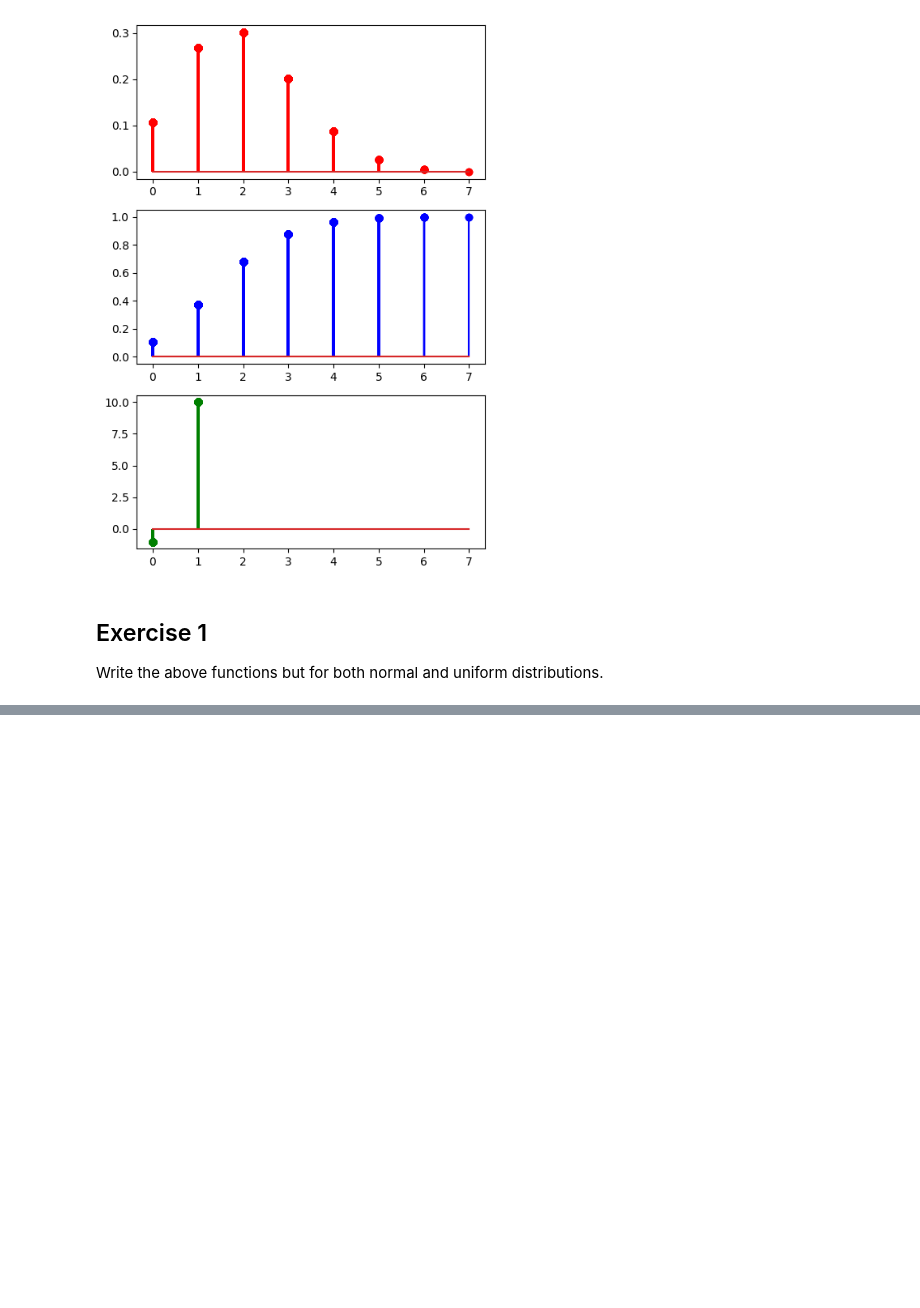
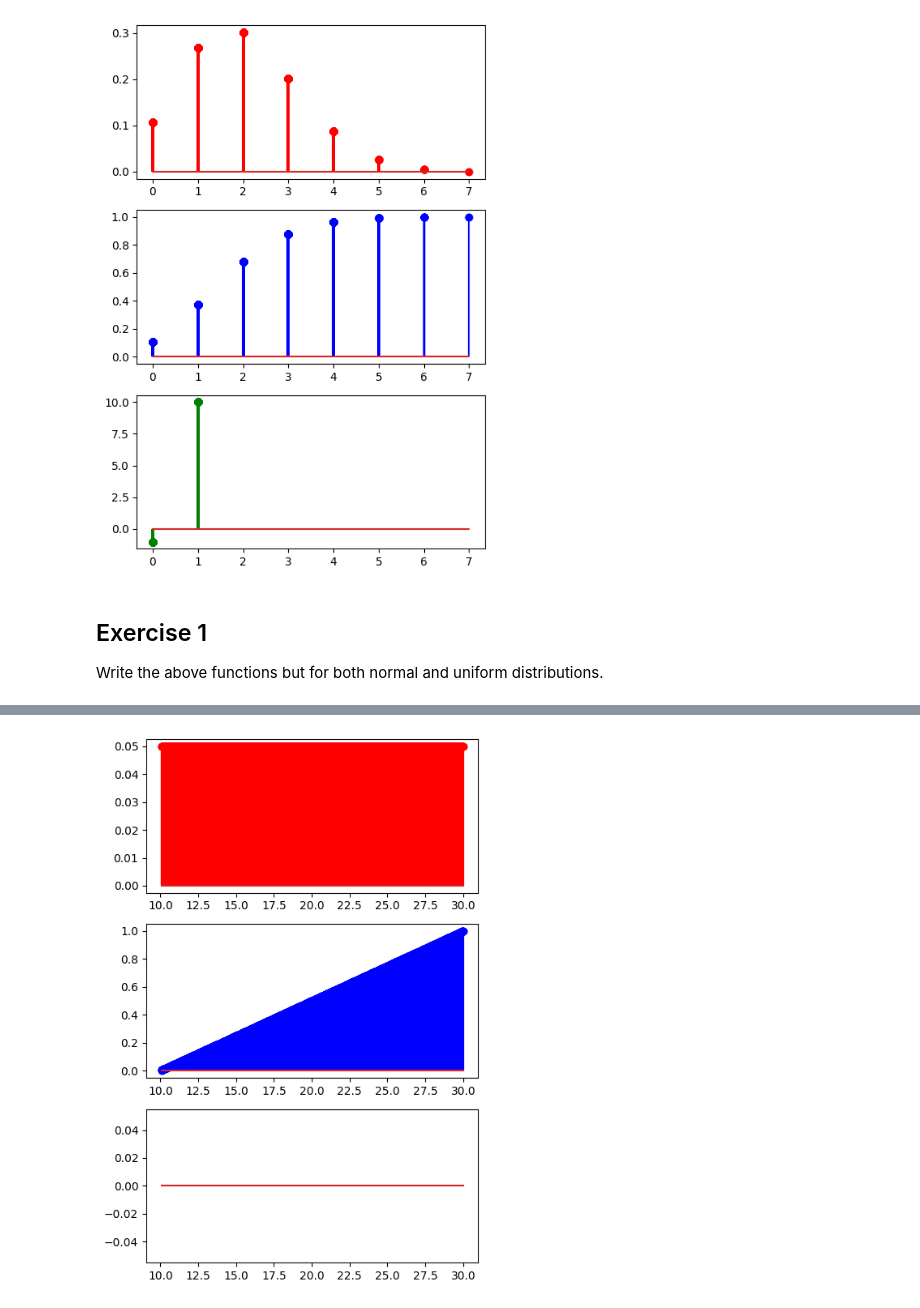
Before and after one commit to sarayruiz/sarayruiz--Proyecto-de-distibucion-de-probabilidad-con-python, a Jupyter notebook: Rashid/problems.ipynb, the cells around one changed output, grey strips where cells are left out. Cells and saved outputs as stored; diff of their text form; code cells hidden in the pictures; blank space fills up the shorter version.

```diff
--- a/Rashid/problems.ipynb
+++ b/Rashid/problems.ipynb
@@ -120,0 +128,39 @@ def unirvs(n, low, high):
+# %%
+from scipy.stats import uniform
+# Uniform Distributions
+
+def unipdf(x, low, high):
+    return uniform.pdf(x, loc = low, scale = (high - low))
+
+def unicdf(x, low, high):
+    return uniform.cdf(x, loc = low, scale = (high - low))
+
+def unippf(q, low, high):
+    return uniform.ppf(q, loc = low, scale = (high - low))
+
+def unirvs(n, low, high):
+    return uniform.rvs(low, high - low, size=n)
+# %%
+np.random.seed(42)
+
+low = 10
+high = 30
+data = unirvs(2000, low = low, high = high)
+
+pdf = unipdf(data, low = low, high = high)
+cdf = unicdf(data, low = low, high = high)
+ppf = unippf(data, low = low, high = high)
+
+fig, axis = plt.subplots(3, 1, figsize = (5, 7))
+
+axis[0].stem(data, pdf, "r-")
+axis[1].stem(data, cdf, "b-")
+axis[2].stem(data, ppf, "g-")
+
+# Adjust the layout
+plt.tight_layout()
+
+# Show the plot
+plt.show()
+# %% [output]
+[figure, added]
```
Also changed, not shown: parts of 2 cells of this notebook.
